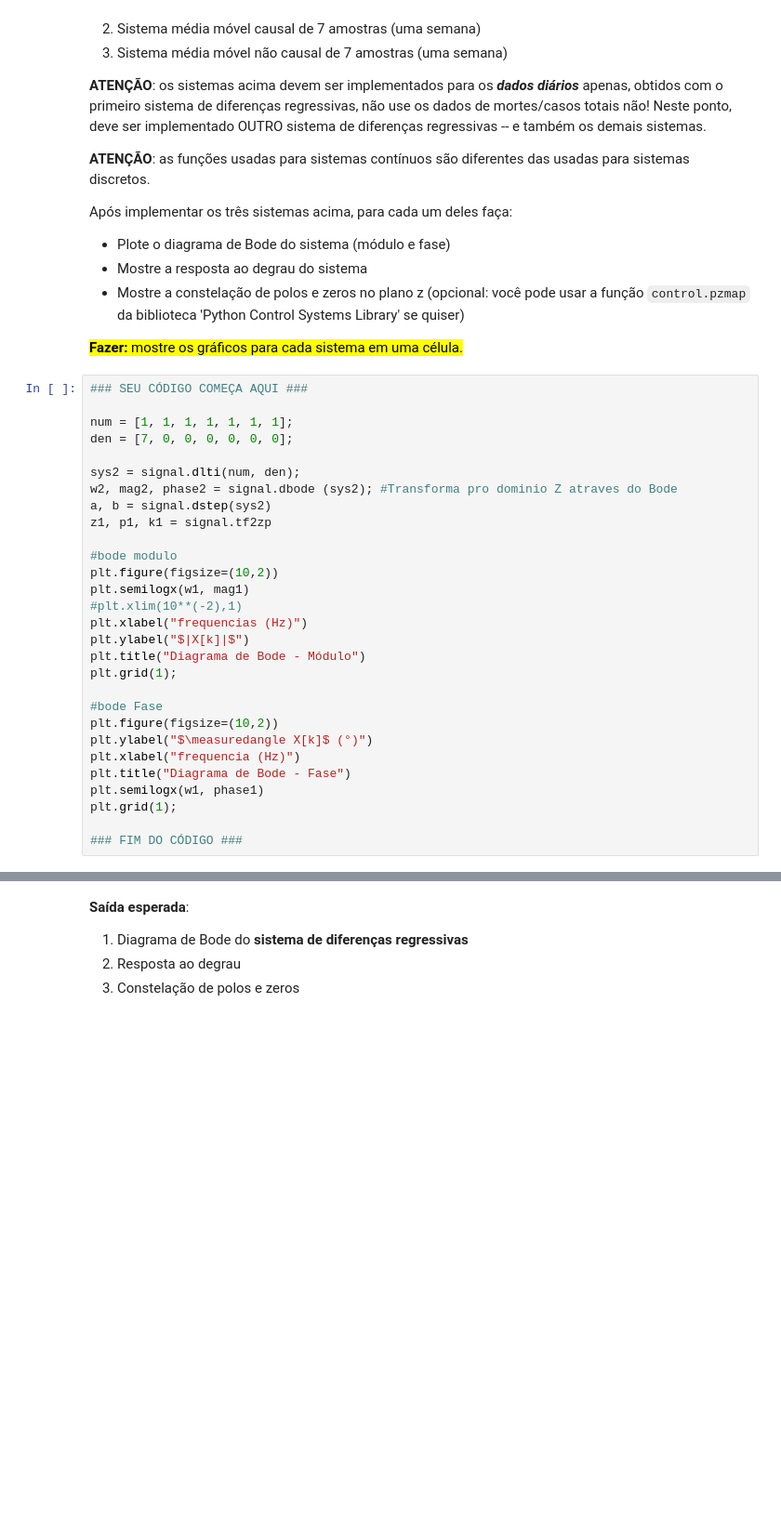
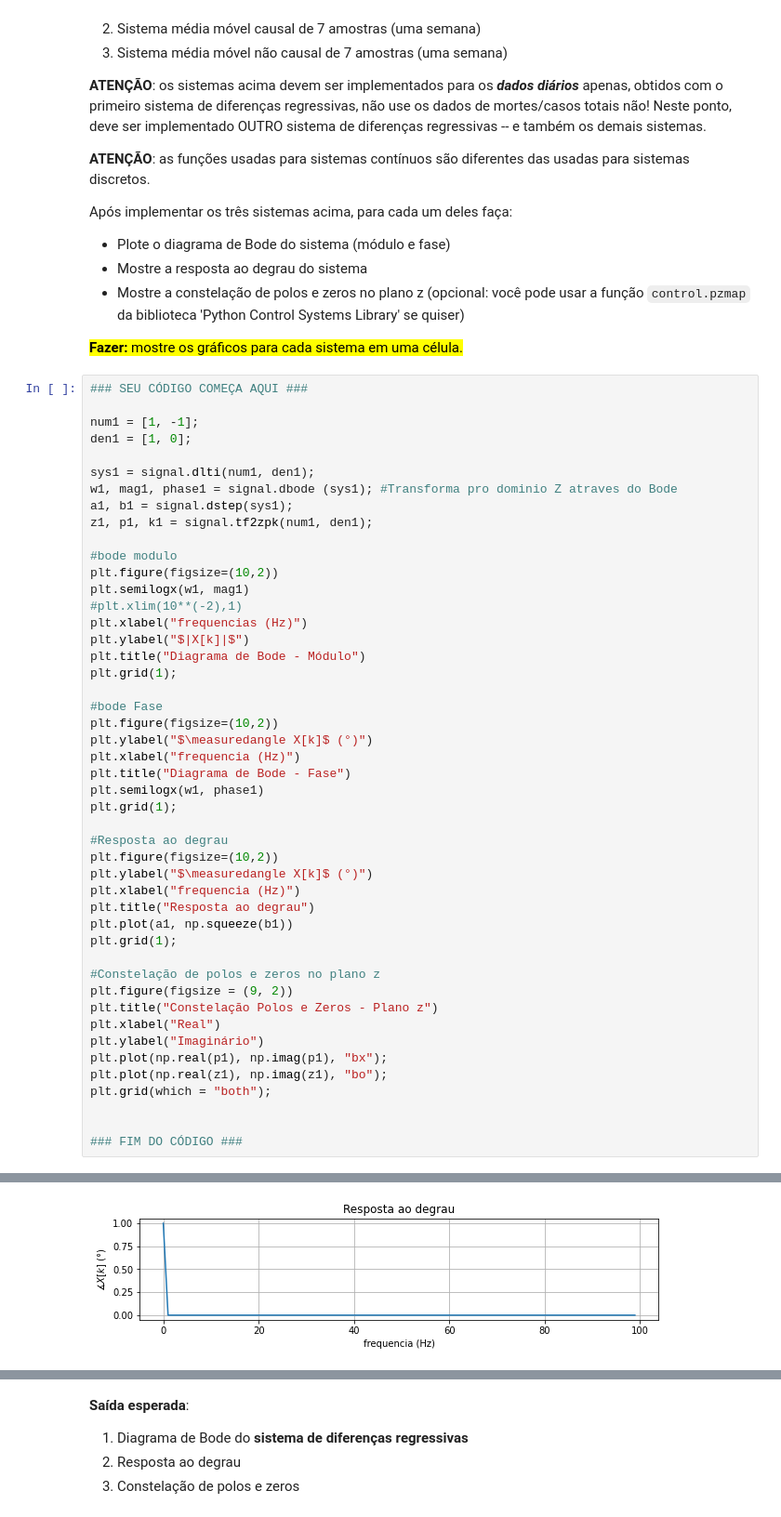
Before and after one commit to iurykischka/Proc.-de-sinais, a Jupyter notebook: Ex/Ex06_sistDiscretos(IURY).ipynb, the cells around one changed output, grey strips where cells are left out. Shown at 93% size. Cells and saved outputs as stored; diff of their text form; blank space fills up the shorter version.

```diff
--- a/Ex/Ex06_sistDiscretos(IURY).ipynb
+++ b/Ex/Ex06_sistDiscretos(IURY).ipynb
@@ -266,13 +276,13 @@ Após implementar os três sistemas acima, para cada um deles faça:
 # %%
 ### SEU CÓDIGO COMEÇA AQUI ###
 
-num = [1, 1, 1, 1, 1, 1, 1];
-den = [7, 0, 0, 0, 0, 0, 0];
+num1 = [1, -1];
+den1 = [1, 0];
 
-sys2 = signal.dlti(num, den);
-w2, mag2, phase2 = signal.dbode (sys2); #Transforma pro dominio Z atraves do Bode
-a, b = signal.dstep(sys2)
-z1, p1, k1 = signal.tf2zp
+sys1 = signal.dlti(num1, den1);
+w1, mag1, phase1 = signal.dbode (sys1); #Transforma pro dominio Z atraves do Bode
+a1, b1 = signal.dstep(sys1);
+z1, p1, k1 = signal.tf2zpk(num1, den1);
 
 #bode modulo
 plt.figure(figsize=(10,2))
@@ -291,4 +301,23 @@ plt.title("Diagrama de Bode - Fase")
 plt.semilogx(w1, phase1)
 plt.grid(1);
 
+#Resposta ao degrau
+plt.figure(figsize=(10,2))
+plt.ylabel("$\measuredangle X[k]$ (°)")
+plt.xlabel("frequencia (Hz)")
+plt.title("Resposta ao degrau")
+plt.plot(a1, np.squeeze(b1))
+plt.grid(1);
+
+#Constelação de polos e zeros no plano z
+plt.figure(figsize = (9, 2))
+plt.title("Constelação Polos e Zeros - Plano z")
+plt.xlabel("Real")
+plt.ylabel("Imaginário")
+plt.plot(np.real(p1), np.imag(p1), "bx");
+plt.plot(np.real(z1), np.imag(z1), "bo");
+plt.grid(which = "both");
+
+
 ### FIM DO CÓDIGO ###
+# %% [output]
@@ -294,0 +326 @@ plt.grid(1);
+[figure, added]
```
Also changed, not shown: parts of 10 cells of this notebook.
